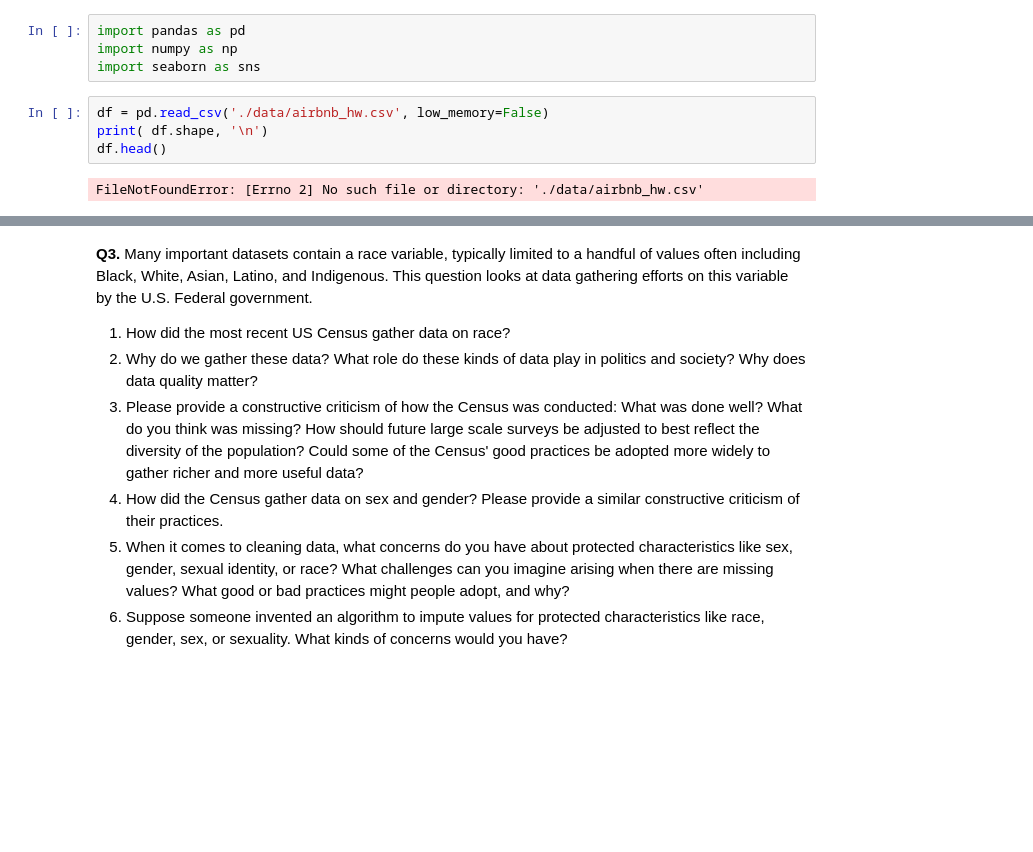
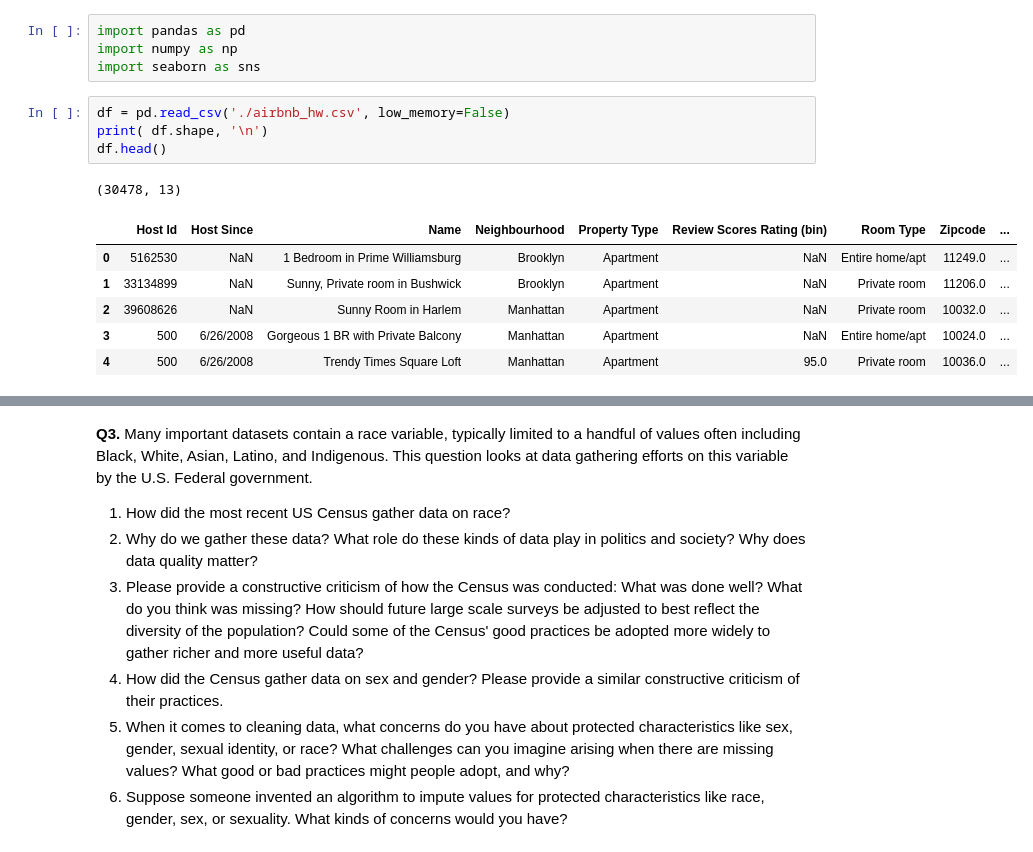
Before and after one commit to taliahtarik/wrangling, a Jupyter notebook: Copy_of_assignment.ipynb, the cells around one changed output, grey strips where cells are left out. Saved outputs shown, nothing was run; the diff lists cells and outputs as text; blank space fills up the shorter version.

```diff
--- a/Copy_of_assignment.ipynb
+++ b/Copy_of_assignment.ipynb
@@ -53,8 +53,14 @@ import pandas as pd
 import numpy as np
 import seaborn as sns
 # %%
-df = pd.read_csv('./data/airbnb_hw.csv', low_memory=False)
+df = pd.read_csv('./airbnb_hw.csv', low_memory=False)
 print( df.shape, '\n')
 df.head()
 # %% [output]
-FileNotFoundError: [Errno 2] No such file or directory: './data/airbnb_hw.csv'
+(30478, 13)
+|  | Host Id | Host Since | Name | Neighbourhood | Property Type | Review Scores Rating (bin) | Room Type | Zipcode | ... |
+| 0 | 5162530 | NaN | 1 Bedroom in Prime Williamsburg | Brooklyn | Apartment | NaN | Entire home/apt | 11249.0 | ... |
+| 1 | 33134899 | NaN | Sunny, Private room in Bushwick | Brooklyn | Apartment | NaN | Private room | 11206.0 | ... |
+| 2 | 39608626 | NaN | Sunny Room in Harlem | Manhattan | Apartment | NaN | Private room | 10032.0 | ... |
+| 3 | 500 | 6/26/2008 | Gorgeous 1 BR with Private Balcony | Manhattan | Apartment | NaN | Entire home/apt | 10024.0 | ... |
+| 4 | 500 | 6/26/2008 | Trendy Times Square Loft | Manhattan | Apartment | 95.0 | Private room | 10036.0 | ... |
```
Also changed, not shown: parts of 5 cells of this notebook.
